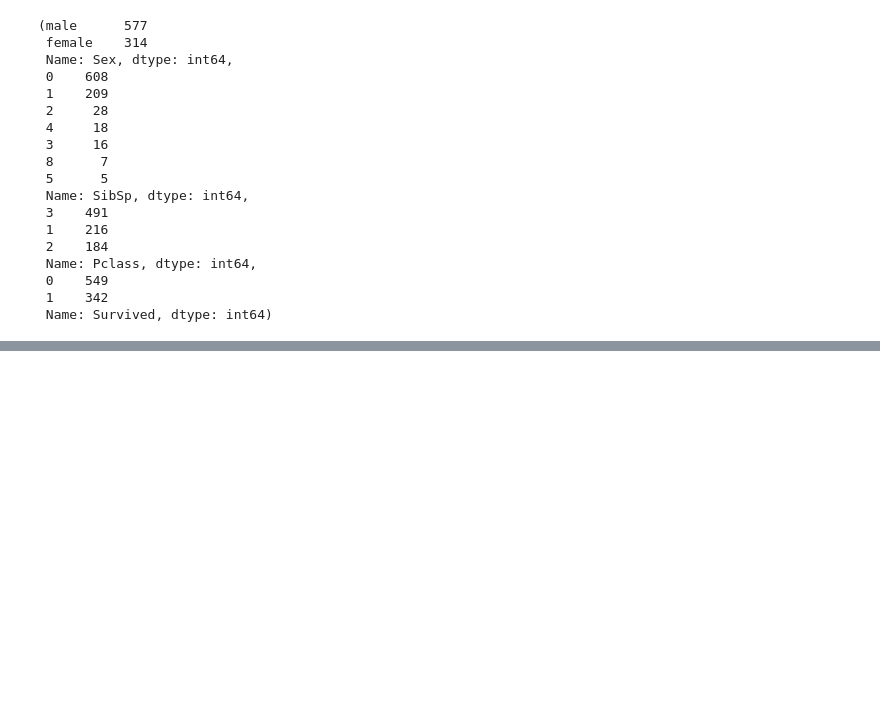
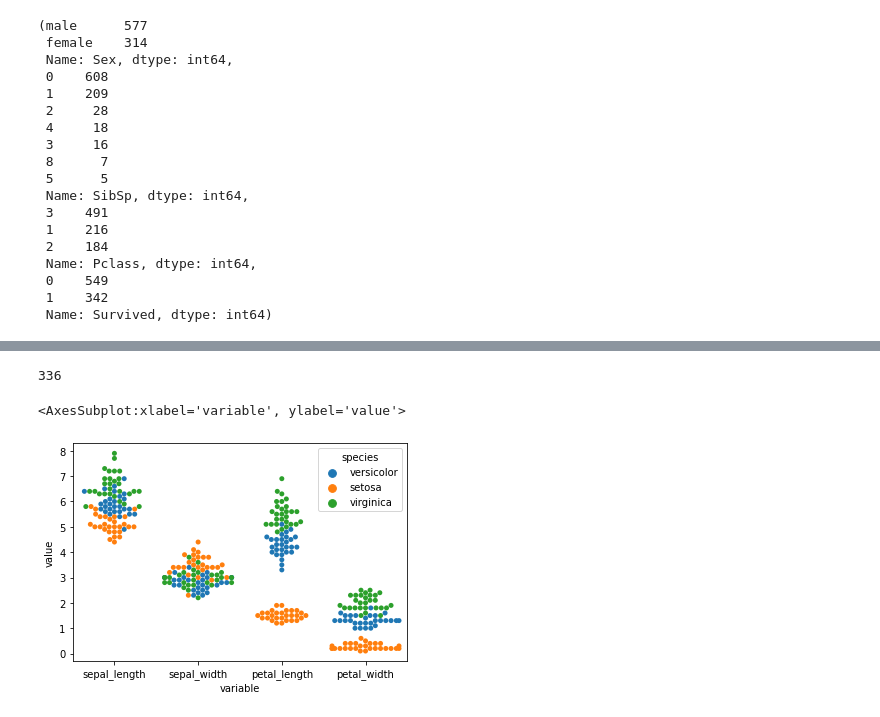
Before and after one commit to gabrielatijerina/classification-exercises, a Jupyter notebook: classification_exercises.ipynb, the cells around one changed output, grey strips where cells are left out. Cells and saved outputs as stored; diff of their text form; code cells hidden in the pictures; blank space fills up the shorter version.

```diff
--- a/classification_exercises.ipynb
+++ b/classification_exercises.ipynb
@@ -220,0 +486,4 @@ df_google.Sex.value_counts(), df_google.SibSp.value_counts(), df_google.Pclass.v
+# %%
+#Use the iris dataset.
+iris_df = clean_iris(df)
+iris_df.head()
@@ -220,0 +497,12 @@ df_google.Sex.value_counts(), df_google.SibSp.value_counts(), df_google.Pclass.v
+# %%
+#Split your data into train, validate, and test samples.
+train_validate, test = train_test_split(iris_df, test_size=.2,
+                                        random_state=123,
+                                        stratify=iris_df.species)
+
+train, validate = train_test_split(train_validate, test_size=.3,
+                                   random_state=123,
+                                   stratify=train_validate.species)
+#need to stratify the dataset based on the class values (target variable)
+
+iris_df.shape, train.shape, validate.shape, test.shape
@@ -220,0 +530,9 @@ df_google.Sex.value_counts(), df_google.SibSp.value_counts(), df_google.Pclass.v
+# %%
+#Create a swarmplot using a melted dataframe of all your numeric variables.
+#The x-axis should be the variable name, the y-axis the measure.
+#Add another dimension using color to represent species.
+#Document takeaways from this visualization.
+
+#step 1: drop dummy vars to set up for next problem
+train = train.drop(columns=['species_versicolor', 'species_virginica'])
+train.head()
@@ -220,0 +559,4 @@ df_google.Sex.value_counts(), df_google.SibSp.value_counts(), df_google.Pclass.v
+# %%
+#FYI, don't need to specify var_name or value_name to keep it simple
+train_melt = train.melt(id_vars='species')
+train_melt.head()
@@ -220,0 +570,19 @@ df_google.Sex.value_counts(), df_google.SibSp.value_counts(), df_google.Pclass.v
+# %%
+#also FYI
+#look at what's happening w/ melt
+#check if you're getting you're expectation
+#check train.shape(rows) * how many variables(4: sepal_length, sepal_width, petal_length, petal_width)
+train_melt.shape
+84*4
+# %% [output]
+336
+# %%
+#step 3: The x-axis should be the variable name, the y-axis the measure.
+#Add another dimension using color to represent species.
+sns.swarmplot(data=train_melt,
+              x='variable',
+              y='value',
+              hue='species')
+# %% [output]
+<AxesSubplot:xlabel='variable', ylabel='value'>
+[figure, added]
```
Also changed, not shown: parts of 62 cells of this notebook.
